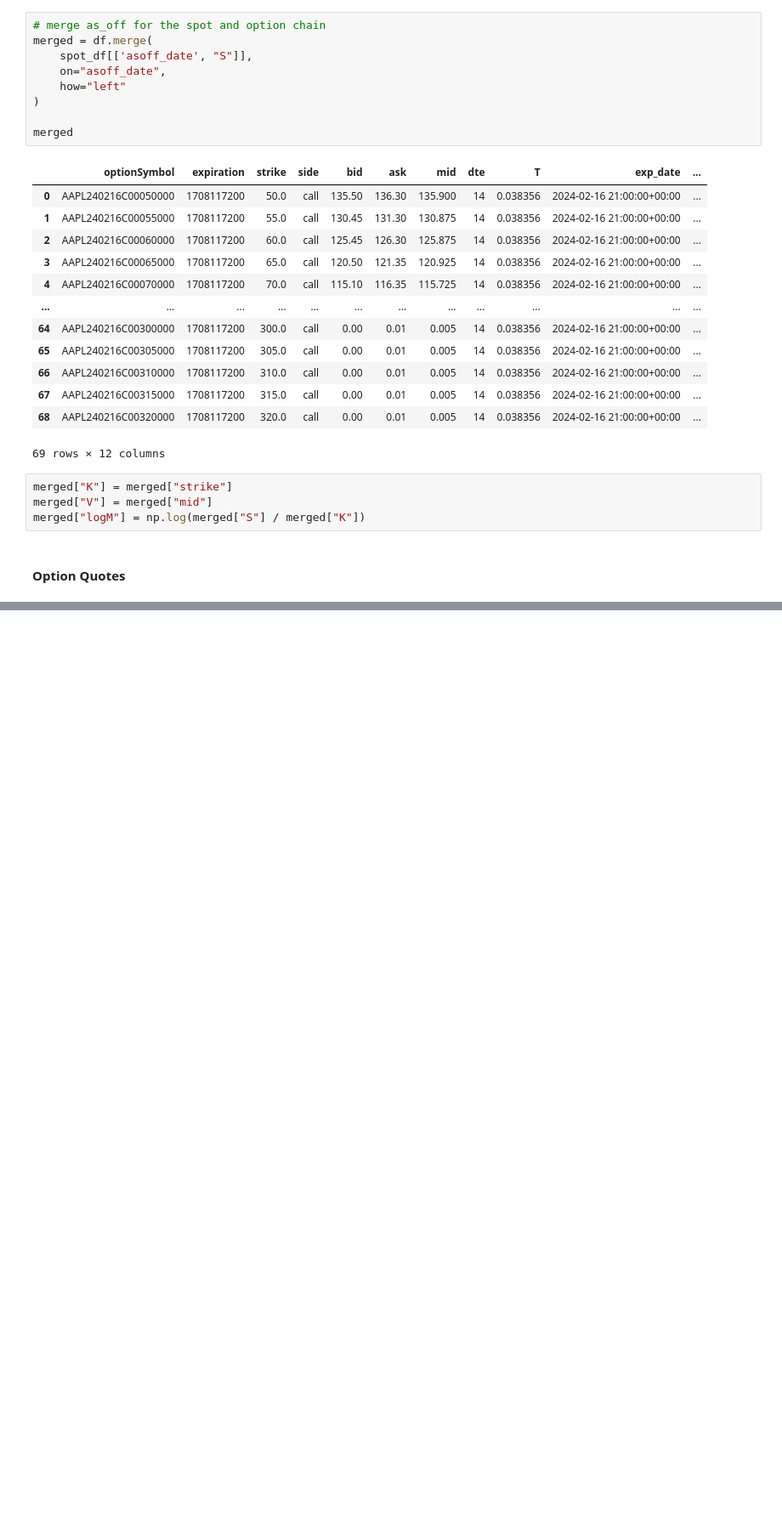
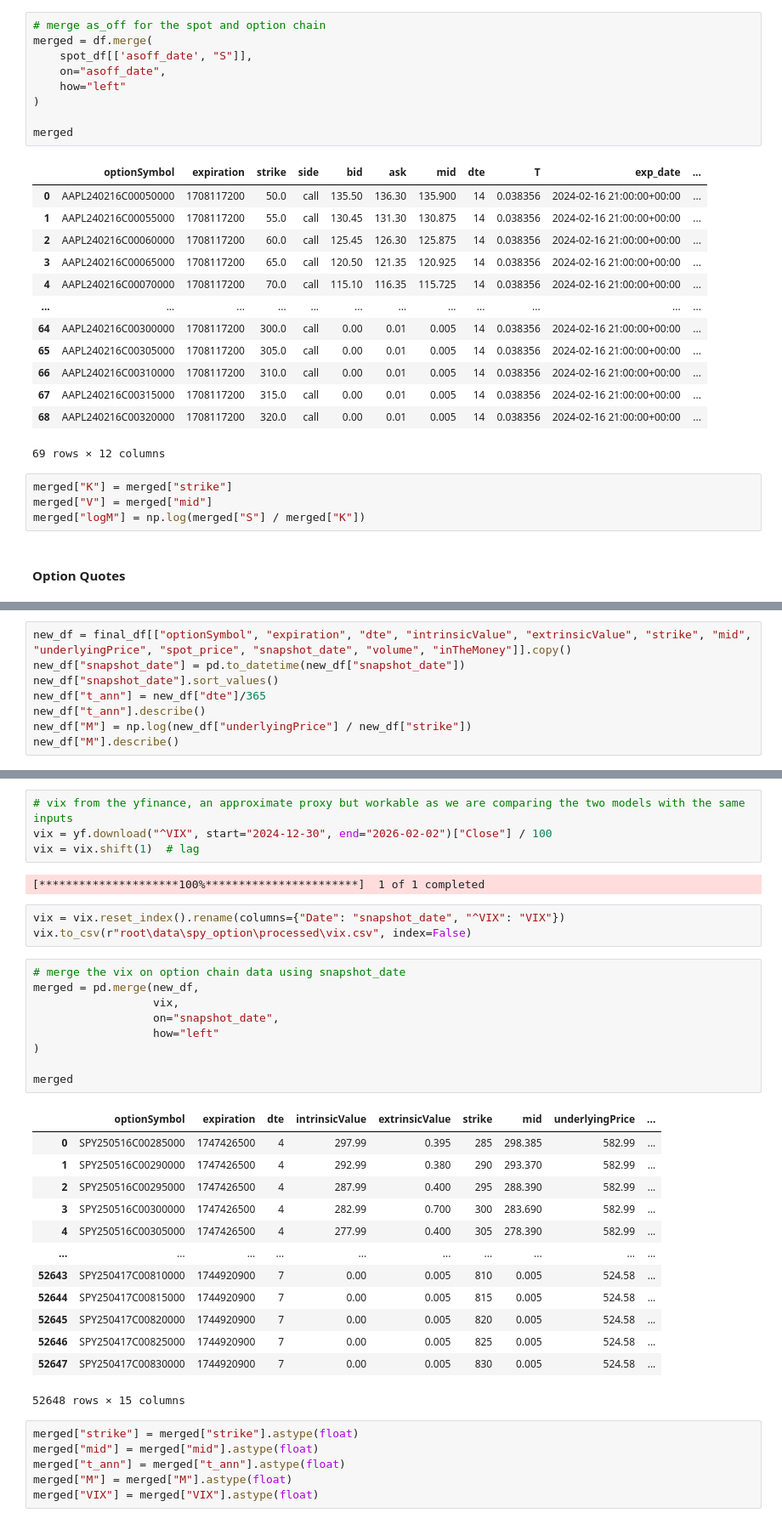
Before and after one commit to karandeeps18/Option-Pricing-using-Neural-Network, a Jupyter notebook: Notebooks/experiments.ipynb, the cells around one changed output, grey strips where cells are left out. Shown at 85% size. Cells and saved outputs as stored; diff of their text form; blank space fills up the shorter version.

```diff
--- a/Notebooks/experiments.ipynb
+++ b/Notebooks/experiments.ipynb
@@ -1520,0 +1699,8 @@ dict_keys(['s', 'optionSymbol', 'underlying', 'expiration', 'side', 'strike', 'f
+# %%
+new_df = final_df[["optionSymbol", "expiration", "dte", "intrinsicValue", "extrinsicValue", "strike", "mid", "underlyingPrice", "spot_price", "snapshot_date", "volume", "inTheMoney"]].copy()
+new_df["snapshot_date"] = pd.to_datetime(new_df["snapshot_date"])
+new_df["snapshot_date"].sort_values()
+new_df["t_ann"] = new_df["dte"]/365
+new_df["t_ann"].describe()
+new_df["M"] = np.log(new_df["underlyingPrice"] / new_df["strike"])
+new_df["M"].describe()
@@ -1520,0 +1717,38 @@ dict_keys(['s', 'optionSymbol', 'underlying', 'expiration', 'side', 'strike', 'f
+# %%
+# vix from the yfinance, an approximate proxy but workable as we are comparing the two models with the same inputs
+vix = yf.download("^VIX", start="2024-12-30", end="2026-02-02")["Close"] / 100
+vix = vix.shift(1)  # lag
+# %% [output]
+[*********************100%***********************]  1 of 1 completed
+# %%
+vix = vix.reset_index().rename(columns={"Date": "snapshot_date", "^VIX": "VIX"})
+vix.to_csv(r"root\data\spy_option\processed\vix.csv", index=False)
+# %%
+# merge the vix on option chain data using snapshot_date
+merged = pd.merge(new_df,
+                  vix,
+                  on="snapshot_date",
+                  how="left"
+)
+
+merged
+# %% [output]
+|  | optionSymbol | expiration | dte | intrinsicValue | extrinsicValue | strike | mid | underlyingPrice | ... |
+| 0 | SPY250516C00285000 | 1747426500 | 4 | 297.99 | 0.395 | 285 | 298.385 | 582.99 | ... |
+| 1 | SPY250516C00290000 | 1747426500 | 4 | 292.99 | 0.380 | 290 | 293.370 | 582.99 | ... |
+| 2 | SPY250516C00295000 | 1747426500 | 4 | 287.99 | 0.400 | 295 | 288.390 | 582.99 | ... |
+| 3 | SPY250516C00300000 | 1747426500 | 4 | 282.99 | 0.700 | 300 | 283.690 | 582.99 | ... |
+| 4 | SPY250516C00305000 | 1747426500 | 4 | 277.99 | 0.400 | 305 | 278.390 | 582.99 | ... |
+| ... | ... | ... | ... | ... | ... | ... | ... | ... | ... |
+| 52643 | SPY250417C00810000 | 1744920900 | 7 | 0.00 | 0.005 | 810 | 0.005 | 524.58 | ... |
+| 52644 | SPY250417C00815000 | 1744920900 | 7 | 0.00 | 0.005 | 815 | 0.005 | 524.58 | ... |
+| 52645 | SPY250417C00820000 | 1744920900 | 7 | 0.00 | 0.005 | 820 | 0.005 | 524.58 | ... |
+| 52646 | SPY250417C00825000 | 1744920900 | 7 | 0.00 | 0.005 | 825 | 0.005 | 524.58 | ... |
+| 52647 | SPY250417C00830000 | 1744920900 | 7 | 0.00 | 0.005 | 830 | 0.005 | 524.58 | ... |
+52648 rows × 15 columns
+# %%
+merged["strike"] = merged["strike"].astype(float)
+merged["mid"] = merged["mid"].astype(float)
+merged["t_ann"] = merged["t_ann"].astype(float)
+merged["M"] = merged["M"].astype(float)
+merged["VIX"] = merged["VIX"].astype(float)
```
Also changed, not shown: parts of 38 cells of this notebook, 7 other files.
